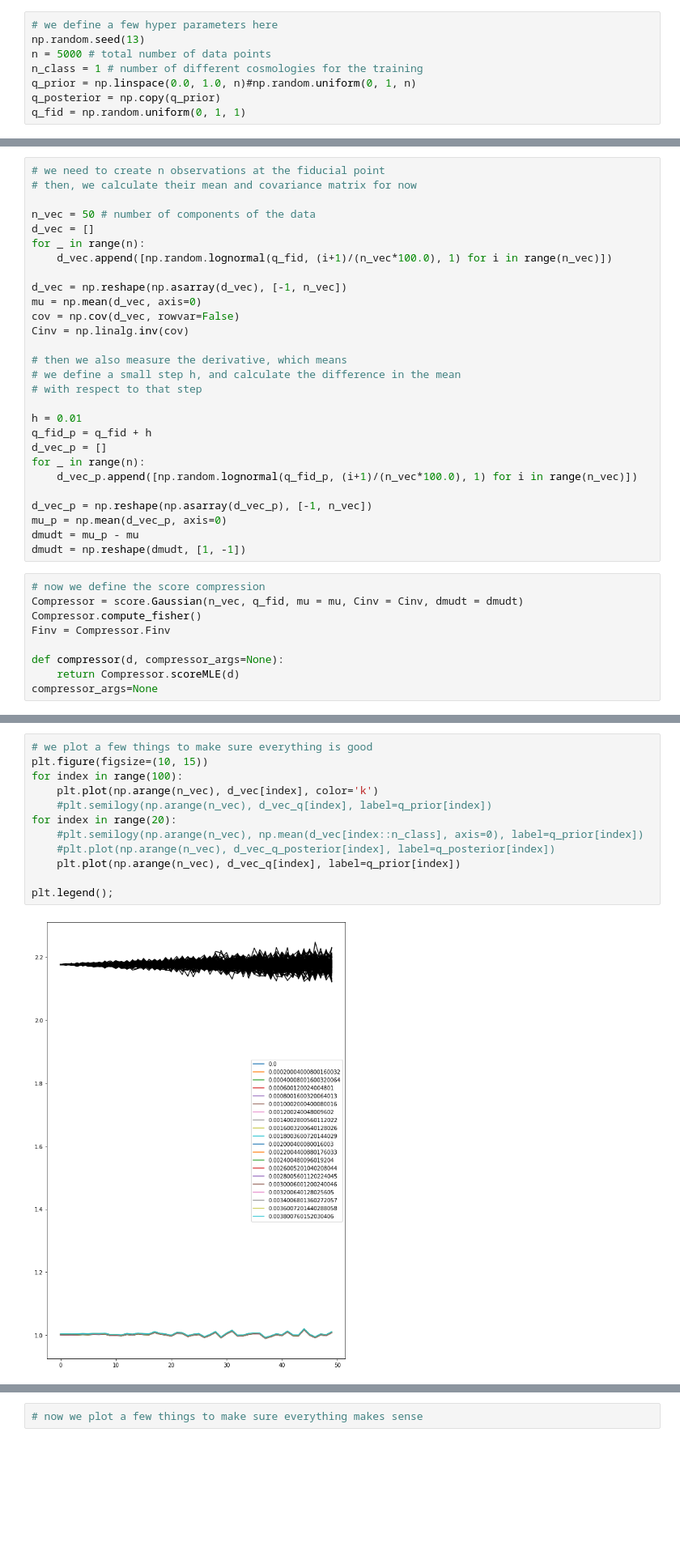
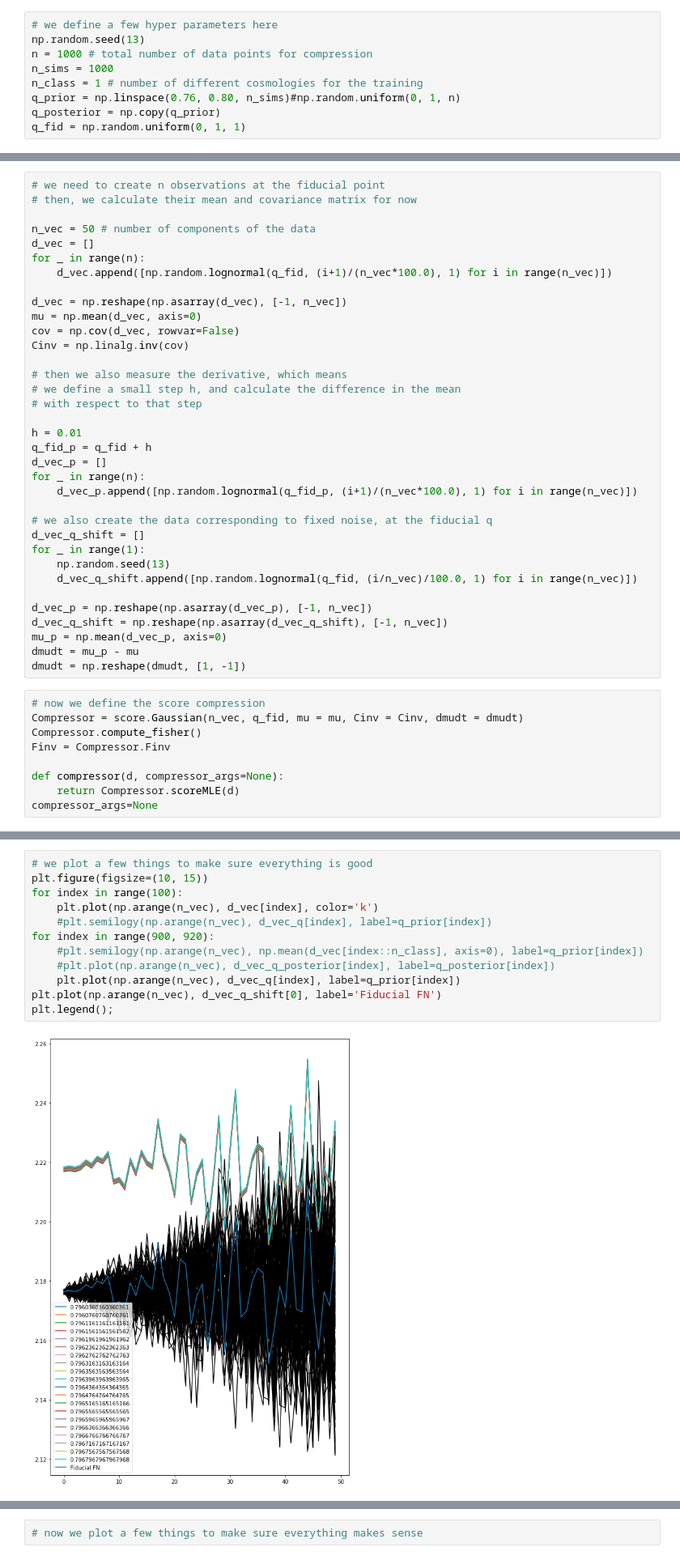
Before and after one commit to dpiras/pydelfi, a Jupyter notebook: examples/GLC_1D_with_score_compression.ipynb, the cells around one changed output, grey strips where cells are left out. Shown: that part at 81% size. Drawn from its saved outputs; the diff is of its cells as text; blank space fills up the shorter version.

```diff
--- a/examples/GLC_1D_with_score_compression.ipynb
+++ b/examples/GLC_1D_with_score_compression.ipynb
@@ -52,9 +52,10 @@ def real_post(sigma, mean, obs):
 # %%
 # we define a few hyper parameters here
 np.random.seed(13)
-n = 5000 # total number of data points
+n = 1000 # total number of data points for compression
+n_sims = 1000
 n_class = 1 # number of different cosmologies for the training
-q_prior = np.linspace(0.0, 1.0, n)#np.random.uniform(0, 1, n)
+q_prior = np.linspace(0.76, 0.80, n_sims)#np.random.uniform(0, 1, n)
 q_posterior = np.copy(q_prior)
 q_fid = np.random.uniform(0, 1, 1)
 # %%
@@ -85,7 +86,14 @@ d_vec_p = []
 for _ in range(n):
     d_vec_p.append([np.random.lognormal(q_fid_p, (i+1)/(n_vec*100.0), 1) for i in range(n_vec)])
 
+# we also create the data corresponding to fixed noise, at the fiducial q
+d_vec_q_shift = []
+for _ in range(1):
+    np.random.seed(13)
+    d_vec_q_shift.append([np.random.lognormal(q_fid, (i/n_vec)/100.0, 1) for i in range(n_vec)])
+
 d_vec_p = np.reshape(np.asarray(d_vec_p), [-1, n_vec])
+d_vec_q_shift = np.reshape(np.asarray(d_vec_q_shift), [-1, n_vec])
 mu_p = np.mean(d_vec_p, axis=0)
 dmudt = mu_p - mu
 dmudt = np.reshape(dmudt, [1, -1])
@@ -121,14 +129,14 @@ print(d_vec.shape, d_vec_q.shape, d_vec_obs.shape)
 # %%
 # we plot a few things to make sure everything is good
 plt.figure(figsize=(10, 15))
 for index in range(100):
     plt.plot(np.arange(n_vec), d_vec[index], color='k')
     #plt.semilogy(np.arange(n_vec), d_vec_q[index], label=q_prior[index])
-for index in range(20):
+for index in range(900, 920):
     #plt.semilogy(np.arange(n_vec), np.mean(d_vec[index::n_class], axis=0), label=q_prior[index])
     #plt.plot(np.arange(n_vec), d_vec_q_posterior[index], label=q_posterior[index])
     plt.plot(np.arange(n_vec), d_vec_q[index], label=q_prior[index])
-
+plt.plot(np.arange(n_vec), d_vec_q_shift[0], label='Fiducial FN')
 plt.legend();
 # %% [output]
-[figure, old version]
+[figure, new version]
```
Also changed, not shown: parts of 29 cells of this notebook, 3 other files.
